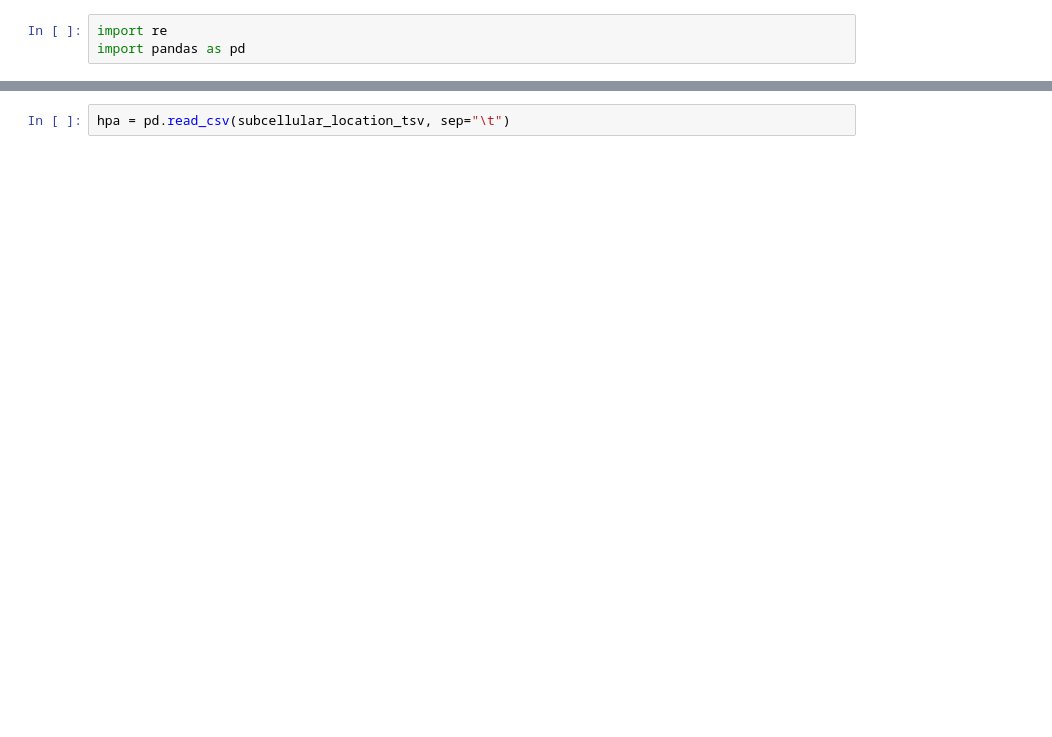
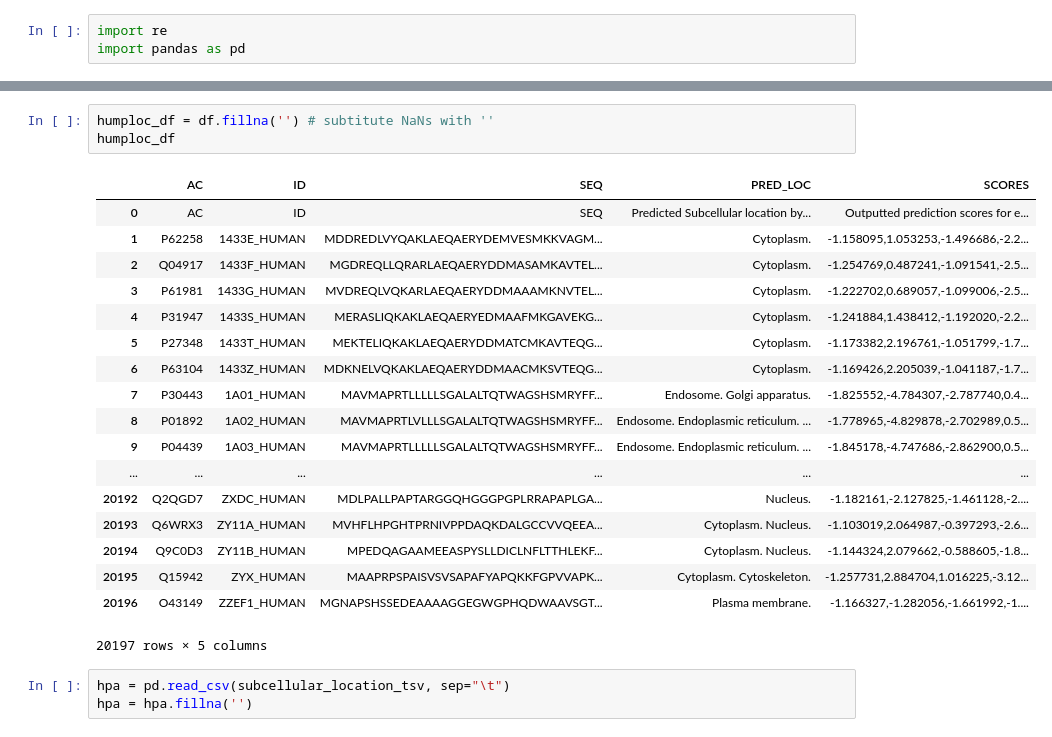
Before and after one commit to SmirnovAnton/Protein_Prediction_2, a Jupyter notebook: compare_predictions.ipynb, the cells around one changed output, grey strips where cells are left out. Drawn from its saved outputs; the diff is of its cells as text; blank space fills up the shorter version.

```diff
--- a/compare_predictions.ipynb
+++ b/compare_predictions.ipynb
@@ -94,2 +75,25 @@ humploc_df
+# %%
+humploc_df = df.fillna('') # subtitute NaNs with ''
+humploc_df
+# %% [output]
+|  | AC | ID | SEQ | PRED_LOC | SCORES |
+| 0 | AC | ID | SEQ | Predicted Subcellular location by... | Outputted prediction scores for e... |
+| 1 | P62258 | 1433E_HUMAN | MDDREDLVYQAKLAEQAERYDEMVESMKKVAGM... | Cytoplasm. | -1.158095,1.053253,-1.496686,-2.2... |
+| 2 | Q04917 | 1433F_HUMAN | MGDREQLLQRARLAEQAERYDDMASAMKAVTEL... | Cytoplasm. | -1.254769,0.487241,-1.091541,-2.5... |
+| 3 | P61981 | 1433G_HUMAN | MVDREQLVQKARLAEQAERYDDMAAAMKNVTEL... | Cytoplasm. | -1.222702,0.689057,-1.099006,-2.5... |
+| 4 | P31947 | 1433S_HUMAN | MERASLIQKAKLAEQAERYEDMAAFMKGAVEKG... | Cytoplasm. | -1.241884,1.438412,-1.192020,-2.2... |
+| 5 | P27348 | 1433T_HUMAN | MEKTELIQKAKLAEQAERYDDMATCMKAVTEQG... | Cytoplasm. | -1.173382,2.196761,-1.051799,-1.7... |
+| 6 | P63104 | 1433Z_HUMAN | MDKNELVQKAKLAEQAERYDDMAACMKSVTEQG... | Cytoplasm. | -1.169426,2.205039,-1.041187,-1.7... |
+| 7 | P30443 | 1A01_HUMAN | MAVMAPRTLLLLLSGALALTQTWAGSHSMRYFF... | Endosome. Golgi apparatus. | -1.825552,-4.784307,-2.787740,0.4... |
+| 8 | P01892 | 1A02_HUMAN | MAVMAPRTLVLLLSGALALTQTWAGSHSMRYFF... | Endosome. Endoplasmic reticulum. ... | -1.778965,-4.829878,-2.702989,0.5... |
+| 9 | P04439 | 1A03_HUMAN | MAVMAPRTLLLLLSGALALTQTWAGSHSMRYFF... | Endosome. Endoplasmic reticulum. ... | -1.845178,-4.747686,-2.862900,0.5... |
+| ... | ... | ... | ... | ... | ... |
+| 20192 | Q2QGD7 | ZXDC_HUMAN | MDLPALLPAPTARGGQHGGGPGPLRRAPAPLGA... | Nucleus. | -1.182161,-2.127825,-1.461128,-2.... |
+| 20193 | Q6WRX3 | ZY11A_HUMAN | MVHFLHPGHTPRNIVPPDAQKDALGCCVVQEEA... | Cytoplasm. Nucleus. | -1.103019,2.064987,-0.397293,-2.6... |
+| 20194 | Q9C0D3 | ZY11B_HUMAN | MPEDQAGAAMEEASPYSLLDICLNFLTTHLEKF... | Cytoplasm. Nucleus. | -1.144324,2.079662,-0.588605,-1.8... |
+| 20195 | Q15942 | ZYX_HUMAN | MAAPRPSPAISVSVSAPAFYAPQKKFGPVVAPK... | Cytoplasm. Cytoskeleton. | -1.257731,2.884704,1.016225,-3.12... |
+| 20196 | O43149 | ZZEF1_HUMAN | MGNAPSHSSEDEAAAAGGEGWGPHQDWAAVSGT... | Plasma membrane. | -1.166327,-1.282056,-1.661992,-1.... |
+20197 rows × 5 columns
 # %%
 hpa = pd.read_csv(subcellular_location_tsv, sep="\t")
+hpa = hpa.fillna('')
```
Also changed, not shown: parts of 15 cells of this notebook, 1 other file.
